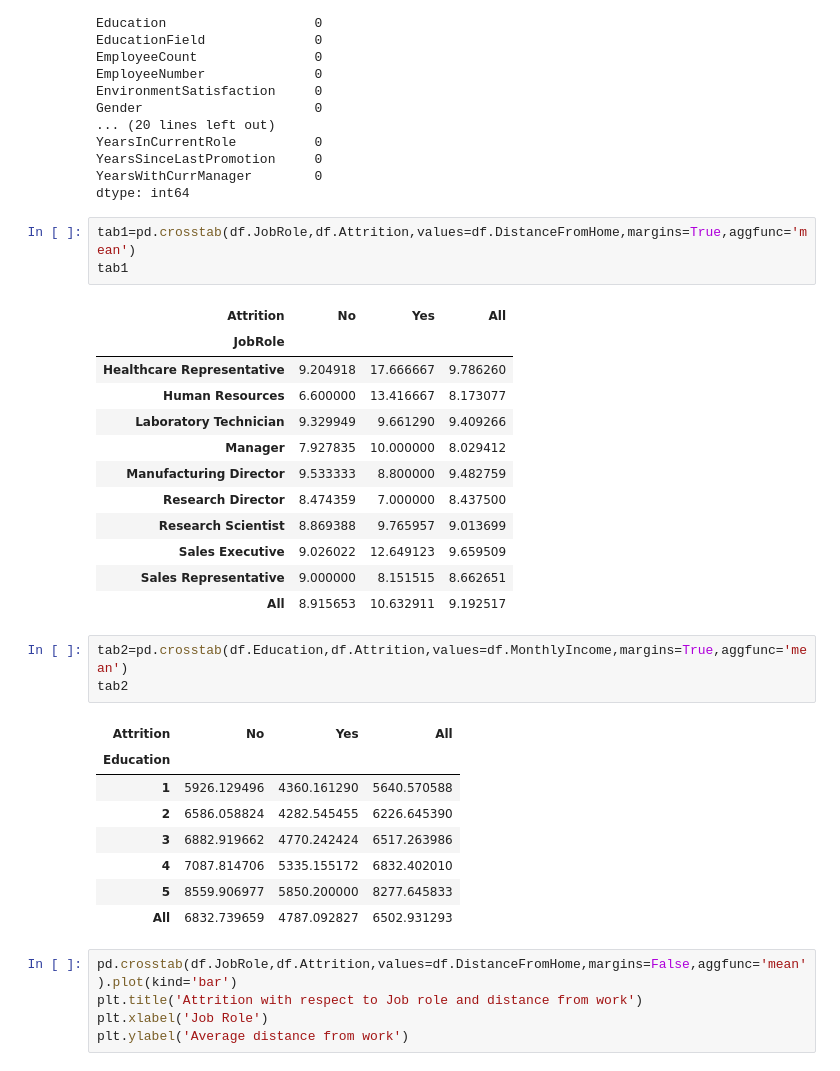
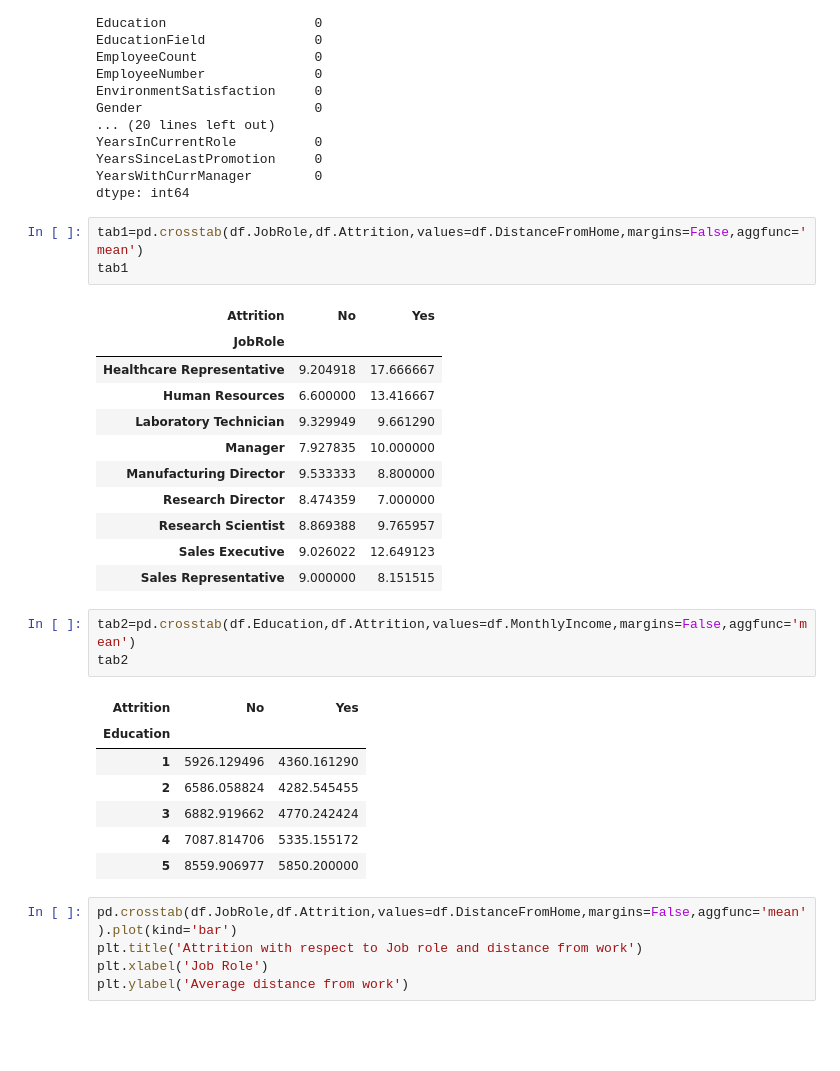
Before and after one commit to Moagedi/ADS-Assignment-2-3, a Jupyter notebook: Botho2_3.ipynb, the cells around one changed output. Saved outputs shown, nothing was run; the diff lists cells and outputs as text; blank space fills up the shorter version.

```diff
--- a/Botho2_3.ipynb
+++ b/Botho2_3.ipynb
@@ -91,33 +91,31 @@ YearsSinceLastPromotion     0
 YearsWithCurrManager        0
 dtype: int64
 # %%
-tab1=pd.crosstab(df.JobRole,df.Attrition,values=df.DistanceFromHome,margins=True,aggfunc='mean')
+tab1=pd.crosstab(df.JobRole,df.Attrition,values=df.DistanceFromHome,margins=False,aggfunc='mean')
 tab1
 # %% [output]
-| Attrition | No | Yes | All |
-| JobRole |  |  |  |
-| Healthcare Representative | 9.204918 | 17.666667 | 9.786260 |
-| Human Resources | 6.600000 | 13.416667 | 8.173077 |
-| Laboratory Technician | 9.329949 | 9.661290 | 9.409266 |
-| Manager | 7.927835 | 10.000000 | 8.029412 |
-| Manufacturing Director | 9.533333 | 8.800000 | 9.482759 |
-| Research Director | 8.474359 | 7.000000 | 8.437500 |
-| Research Scientist | 8.869388 | 9.765957 | 9.013699 |
-| Sales Executive | 9.026022 | 12.649123 | 9.659509 |
-| Sales Representative | 9.000000 | 8.151515 | 8.662651 |
-| All | 8.915653 | 10.632911 | 9.192517 |
+| Attrition | No | Yes |
+| JobRole |  |  |
+| Healthcare Representative | 9.204918 | 17.666667 |
+| Human Resources | 6.600000 | 13.416667 |
+| Laboratory Technician | 9.329949 | 9.661290 |
+| Manager | 7.927835 | 10.000000 |
+| Manufacturing Director | 9.533333 | 8.800000 |
+| Research Director | 8.474359 | 7.000000 |
+| Research Scientist | 8.869388 | 9.765957 |
+| Sales Executive | 9.026022 | 12.649123 |
+| Sales Representative | 9.000000 | 8.151515 |
 # %%
-tab2=pd.crosstab(df.Education,df.Attrition,values=df.MonthlyIncome,margins=True,aggfunc='mean')
+tab2=pd.crosstab(df.Education,df.Attrition,values=df.MonthlyIncome,margins=False,aggfunc='mean')
 tab2
 # %% [output]
-| Attrition | No | Yes | All |
-| Education |  |  |  |
-| 1 | 5926.129496 | 4360.161290 | 5640.570588 |
-| 2 | 6586.058824 | 4282.545455 | 6226.645390 |
-| 3 | 6882.919662 | 4770.242424 | 6517.263986 |
-| 4 | 7087.814706 | 5335.155172 | 6832.402010 |
-| 5 | 8559.906977 | 5850.200000 | 8277.645833 |
-| All | 6832.739659 | 4787.092827 | 6502.931293 |
+| Attrition | No | Yes |
+| Education |  |  |
+| 1 | 5926.129496 | 4360.161290 |
+| 2 | 6586.058824 | 4282.545455 |
+| 3 | 6882.919662 | 4770.242424 |
+| 4 | 7087.814706 | 5335.155172 |
+| 5 | 8559.906977 | 5850.200000 |
 # %%
 pd.crosstab(df.JobRole,df.Attrition,values=df.DistanceFromHome,margins=False,aggfunc='mean').plot(kind='bar')
 plt.title('Attrition with respect to Job role and distance from work')
```
